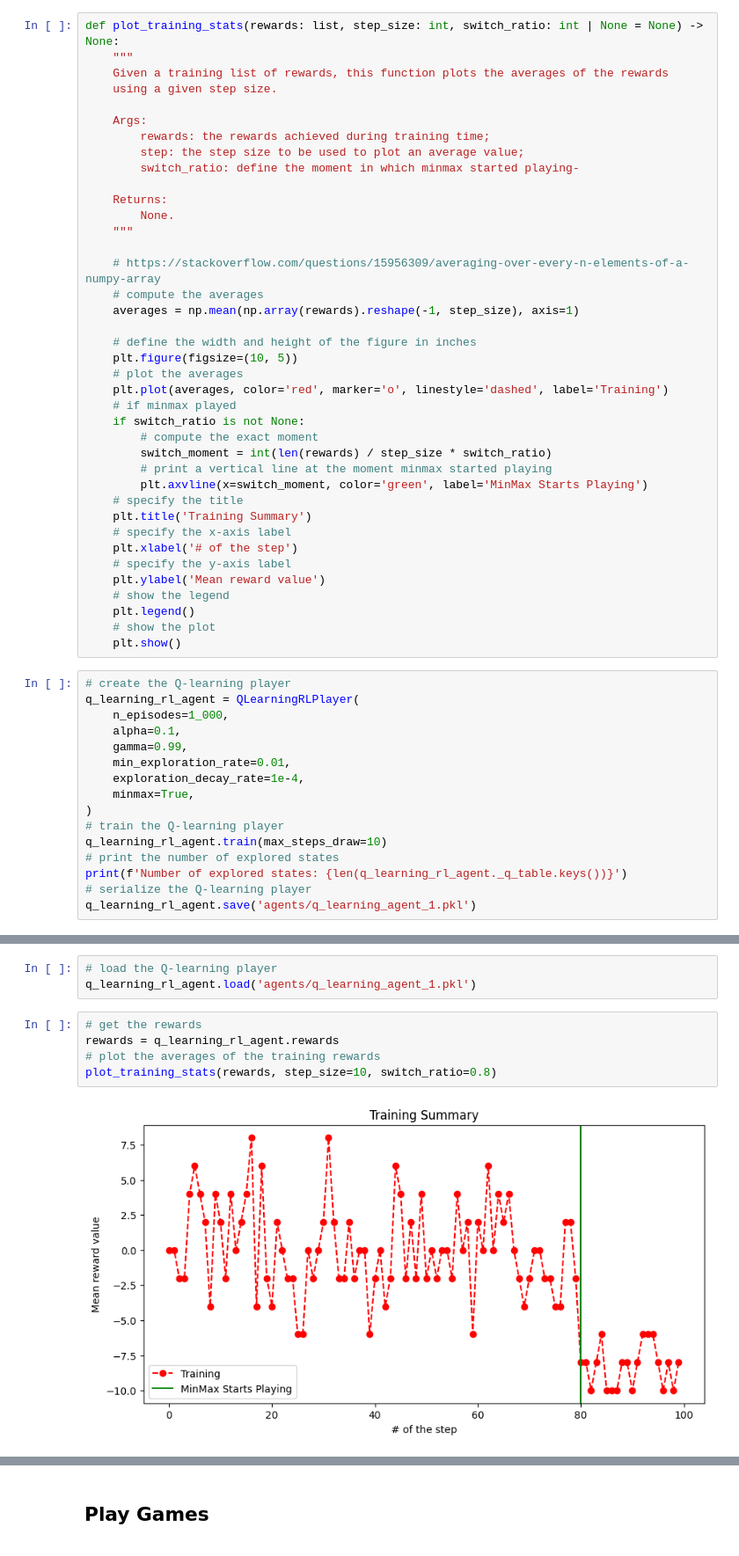
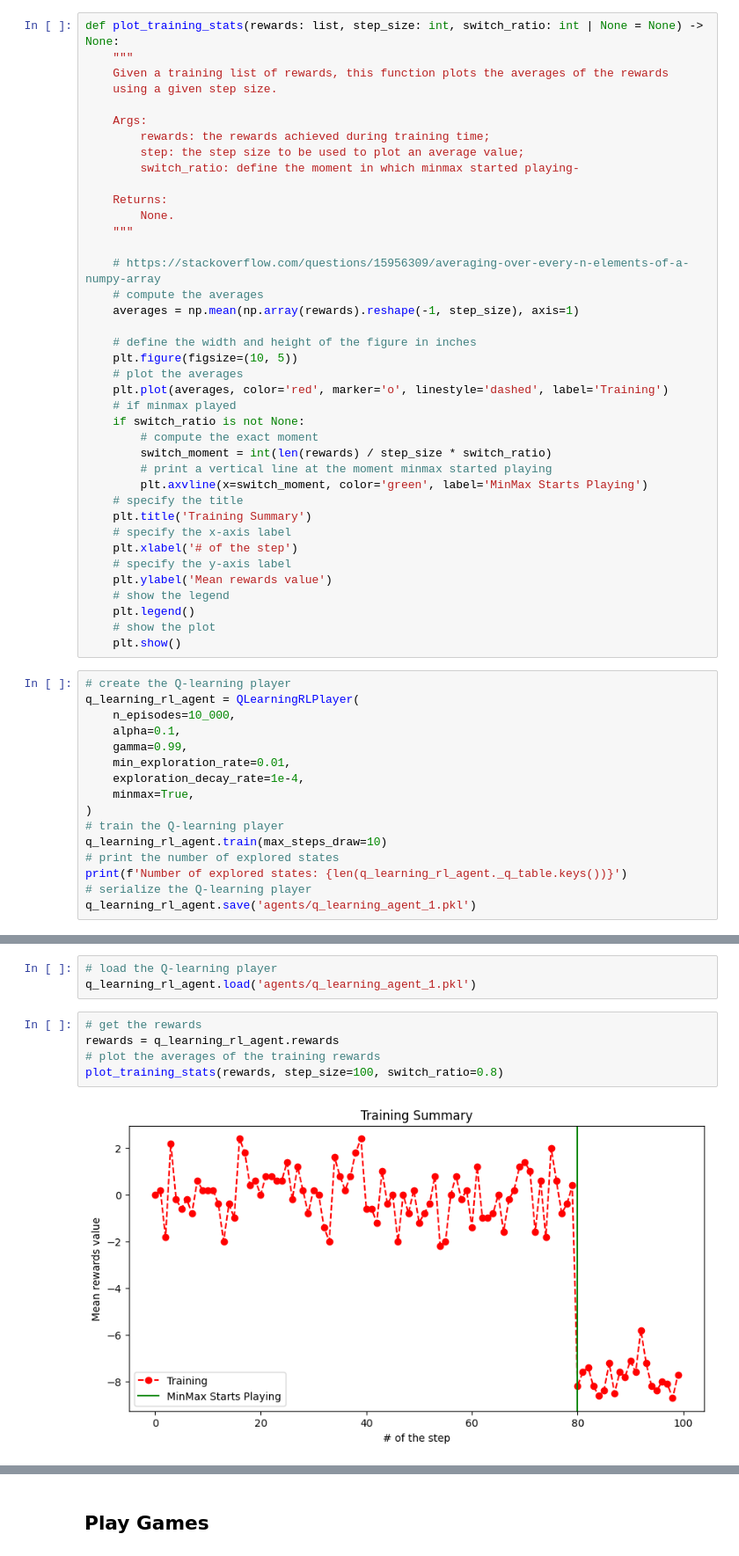
Before and after one commit to FarInHeight/Computational-Intelligence-Project, a Jupyter notebook: project_summary.ipynb, the cells around one changed output, grey strips where cells are left out. Shown at 88% size. Drawn from its saved outputs; the diff is of its cells as text.

```diff
--- a/project_summary.ipynb
+++ b/project_summary.ipynb
@@ -44,7 +44,7 @@ def plot_training_stats(rewards: list, step_size: int, switch_ratio: int | None
     # specify the x-axis label
     plt.xlabel('# of the step')
     # specify the y-axis label
-    plt.ylabel('Mean reward value')
+    plt.ylabel('Mean rewards value')
     # show the legend
     plt.legend()
     # show the plot
@@ -52,7 +52,7 @@ def plot_training_stats(rewards: list, step_size: int, switch_ratio: int | None
 # %%
 # create the Q-learning player
 q_learning_rl_agent = QLearningRLPlayer(
-    n_episodes=1_000,
+    n_episodes=10_000,
     alpha=0.1,
     gamma=0.99,
     min_exploration_rate=0.01,
@@ -75,7 +75,7 @@ q_learning_rl_agent.load('agents/q_learning_agent_1.pkl')
 # %%
 # get the rewards
 rewards = q_learning_rl_agent.rewards
 # plot the averages of the training rewards
-plot_training_stats(rewards, step_size=10, switch_ratio=0.8)
+plot_training_stats(rewards, step_size=100, switch_ratio=0.8)
 # %% [output]
-[figure, old version]
+[figure, new version]
```
Also changed, not shown: parts of 2 cells of this notebook, 3 other files.
